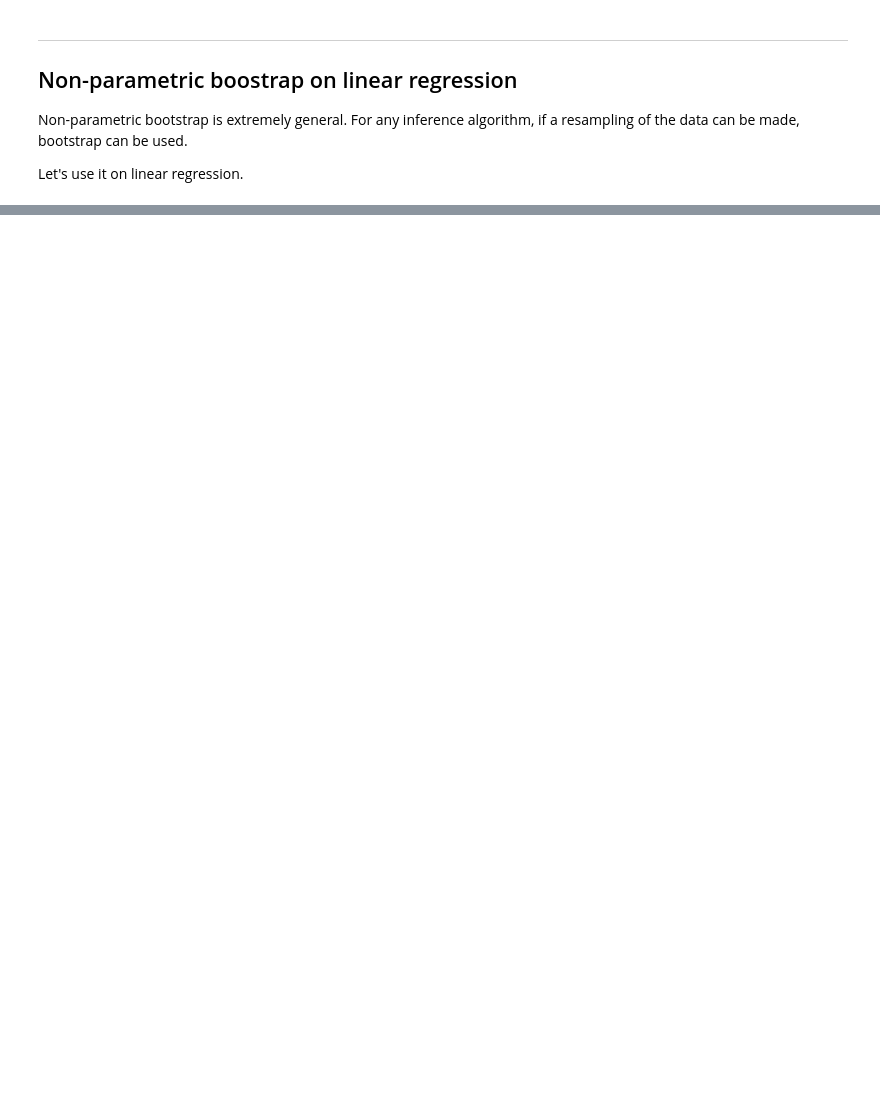
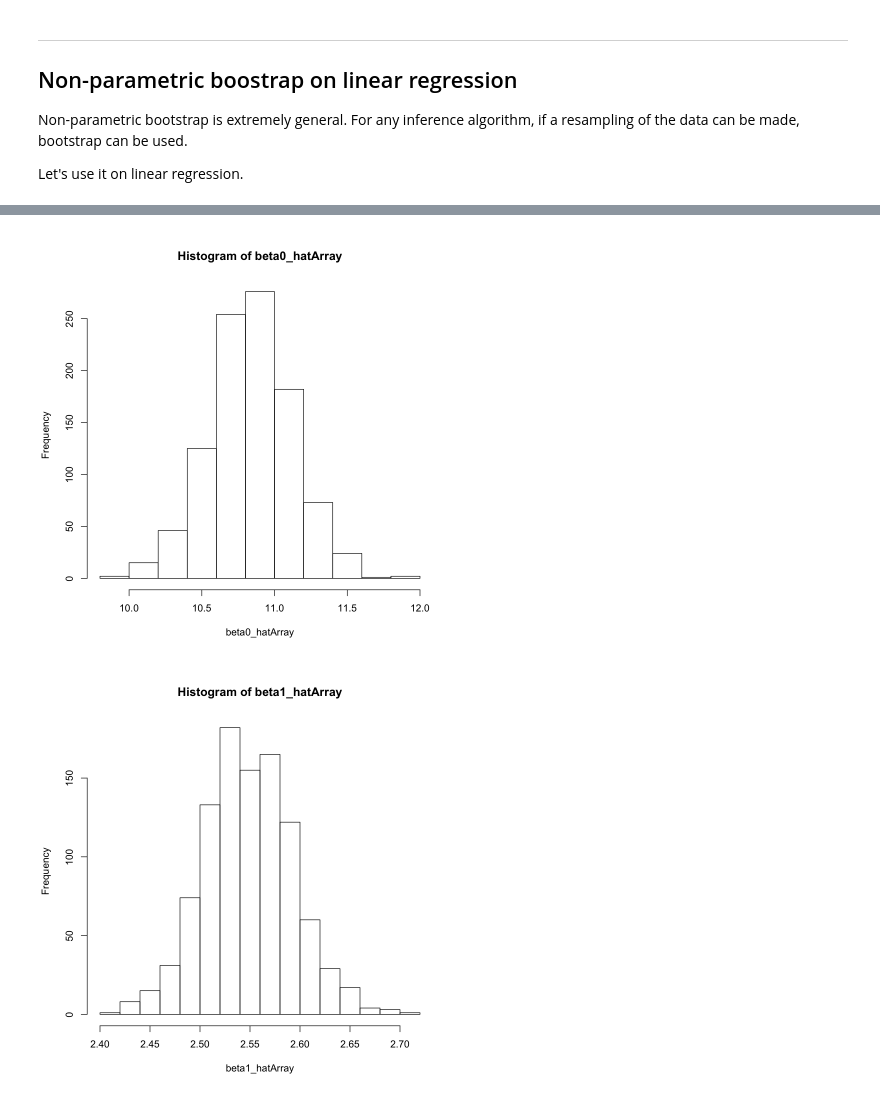
Before and after one commit to allardjun/Math227C, a Jupyter notebook: LectureNotebooks/L8.2_Bootstrap.ipynb, the cells around one changed output, grey strips where cells are left out. Saved outputs shown, nothing was run; the diff lists cells and outputs as text; code cells hidden in the pictures; blank space fills up the shorter version.

```diff
--- a/LectureNotebooks/L8.2_Bootstrap.ipynb
+++ b/LectureNotebooks/L8.2_Bootstrap.ipynb
@@ -128,24 +154,27 @@ plot(X,Y)
 # %%
 NResample <- 1000
 
 # initialize an array to store all the estimates
 beta0_hatArray <-0
 beta1_hatArray <-0
 
 
 for (iResample in 1:NResample){
 
-    thisSampleRows <- sample(N, replace = TRUE) # which rows of X and Y to take in this resample
+    thisSampleRows <- sample(NResample, replace = TRUE) # which rows of X and Y to take in this resample
     Y_thisSample = Y[thisSampleRows]
     X_thisSample = X[thisSampleRows]
 
     # parameter estimation technique goes here
     thisFit = lm(Y_thisSample~X_thisSample)
 
     beta0_hatArray[iResample] = coef(thisFit)[1]
     beta1_hatArray[iResample] = coef(thisFit)[2]
 
 }
 
 hist(beta0_hatArray)
 hist(beta1_hatArray)
+# %% [output]
+[figure, added]
+[figure, added]
```
Also changed, not shown: parts of 6 cells of this notebook.
